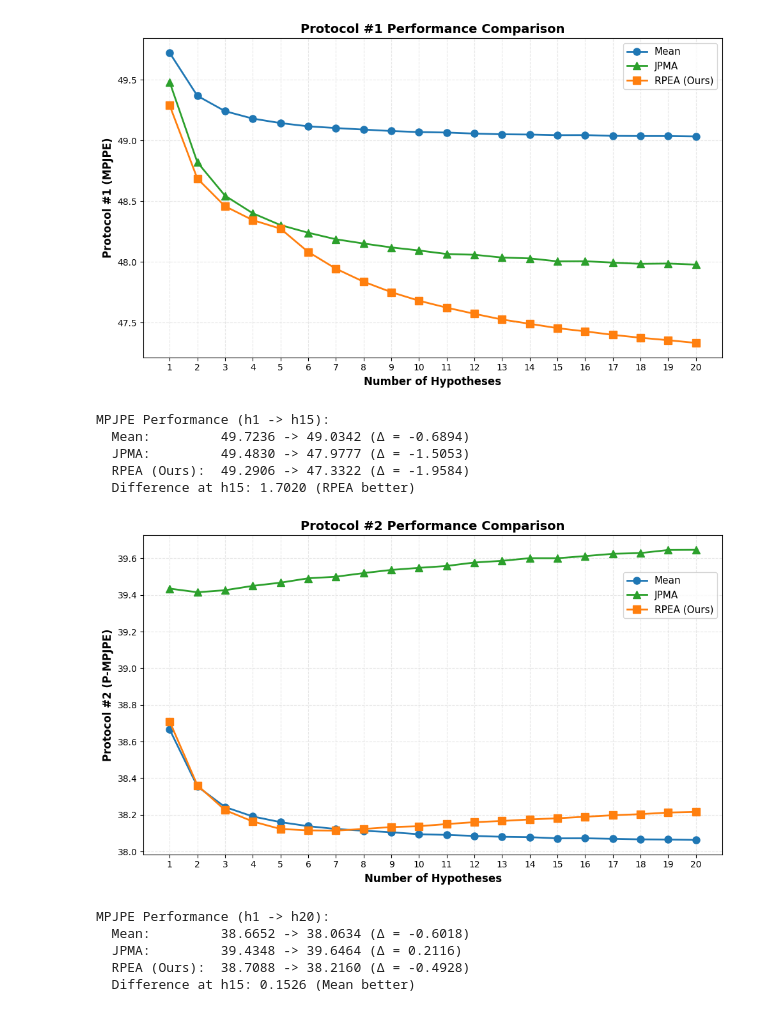
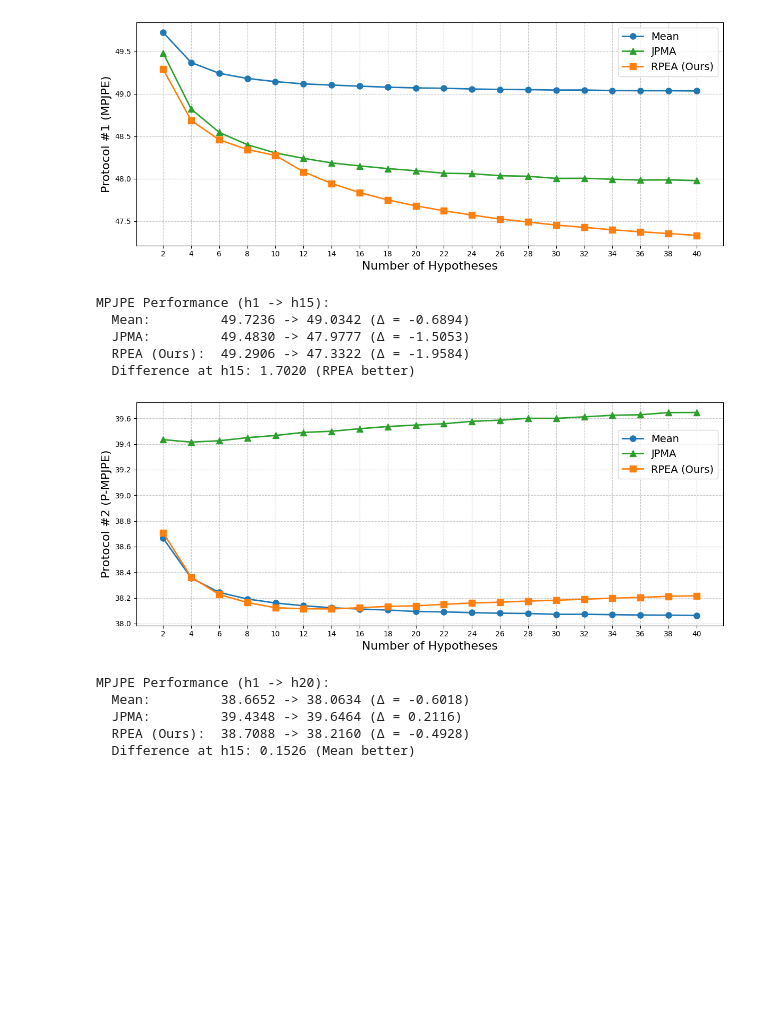
Before and after one commit to AdaptiveMotorControlLab/FMPose3D, a Jupyter notebook: projects/FMPose/Figures/compare_p1_p2_diff_hypothesis/vis_FlipHAug_Compare_mean_JPMA_RPEA_p1p2.ipynb, the cells around one changed output. Saved outputs shown, nothing was run; the diff lists cells and outputs as text; code cells hidden in the pictures; blank space fills up the shorter version.

```diff
--- a/projects/FMPose/Figures/compare_p1_p2_diff_hypothesis/vis_FlipHAug_Compare_mean_JPMA_RPEA_p1p2.ipynb
+++ b/projects/FMPose/Figures/compare_p1_p2_diff_hypothesis/vis_FlipHAug_Compare_mean_JPMA_RPEA_p1p2.ipynb
@@ -69,44 +69,48 @@ RPEA_aug_s3 = {
     19: {'p1': 47.3544, 'p2': 38.2127},
     20: {'p1': 47.3322, 'p2': 38.2160}
 }
+# %%
+font_size = 16
 # %%
 import matplotlib.pyplot as plt
 import numpy as np
 
 # Extract data - Only first 15 hypotheses, only MPJPE (Protocol #1)
-hypotheses = list(range(1, 21))
-mean_p1 = [mean_aug_s3[i]['p1'] for i in hypotheses]
-rpea_p1 = [RPEA_aug_s3[i]['p1'] for i in hypotheses]
-jpma_p1 = [JPMA_aug_s3[i]['p1'] for i in hypotheses]
+data_keys = list(range(1, 21))  # Keys for extracting data from dictionaries
+hypotheses = list(range(2, 21*2, 2))  # X-axis values (even numbers)
+
+mean_p1 = [mean_aug_s3[i]['p1'] for i in data_keys]
+rpea_p1 = [RPEA_aug_s3[i]['p1'] for i in data_keys]
+jpma_p1 = [JPMA_aug_s3[i]['p1'] for i in data_keys]
 
 # Create single figure for MPJPE
-fig, ax = plt.subplots(1, 1, figsize=(10, 6))
+fig, ax = plt.subplots(1, 1, figsize=(12, 5))
 
 # Plot MPJPE comparison
 ax.plot(hypotheses, mean_p1, marker='o', linewidth=2, markersize=8, label='Mean', color='#1f77b4')
 ax.plot(hypotheses, jpma_p1, marker='^', linewidth=2, markersize=8, label='JPMA', color='#2ca02c')
 ax.plot(hypotheses, rpea_p1, marker='s', linewidth=2, markersize=8, label='RPEA (Ours)', color='#ff7f0e')
 
-ax.set_xlabel('Number of Hypotheses', fontsize=12, fontweight='bold')
-ax.set_ylabel('Protocol #1 (MPJPE)', fontsize=12, fontweight='bold')
-ax.set_title('Protocol #1 Performance Comparison', fontsize=14, fontweight='bold')
+ax.set_xlabel('Number of Hypotheses', fontsize=font_size)
+ax.set_ylabel('Protocol #1 (MPJPE)', fontsize=font_size)
+# ax.set_title('Protocol #1 Performance Comparison', fontsize=14, fontweight='bold')
 
-ax.legend(fontsize=11, loc='upper right')
-ax.grid(True, alpha=0.3, linestyle='--')
+ax.legend(fontsize=font_size-2, loc='upper right')
+ax.grid(True, alpha=0.7, linestyle='--')
 ax.set_xticks(hypotheses)
 
 plt.tight_layout()
-# plt.savefig('images/mpjpe_comparison_mean_JPMA_RPEA_p1_aug.png', dpi=300, bbox_inches='tight')
+plt.savefig('images/mpjpe_comparison_mean_JPMA_RPEA_p1_flipaug.png', dpi=300, bbox_inches='tight')
 plt.show()
 
 # Print statistics
 print(f"MPJPE Performance (h1 -> h15):")
 print(f"  Mean:         {mean_p1[0]:.4f} -> {mean_p1[-1]:.4f} (Δ = {mean_p1[-1] - mean_p1[0]:.4f})")
 print(f"  JPMA:         {jpma_p1[0]:.4f} -> {jpma_p1[-1]:.4f} (Δ = {jpma_p1[-1] - jpma_p1[0]:.4f})")
 print(f"  RPEA (Ours):  {rpea_p1[0]:.4f} -> {rpea_p1[-1]:.4f} (Δ = {rpea_p1[-1] - rpea_p1[0]:.4f})")
 print(f"  Difference at h15: {abs(rpea_p1[-1] - mean_p1[-1]):.4f} ({'RPEA better' if rpea_p1[-1] < mean_p1[-1] else 'Mean better'})")
 # %% [output]
-[figure, old version]
+[figure, new version]
 MPJPE Performance (h1 -> h15):
   Mean:         49.7236 -> 49.0342 (Δ = -0.6894)
   JPMA:         49.4830 -> 47.9777 (Δ = -1.5053)
@@ -117,29 +121,30 @@ import matplotlib.pyplot as plt
 import numpy as np
 
 # Extract data - Only first 15 hypotheses, only MPJPE (Protocol #1)
-hypotheses = list(range(1, 21))
-mean_p1 = [mean_aug_s3[i]['p2'] for i in hypotheses]
-rpea_p1 = [RPEA_aug_s3[i]['p2'] for i in hypotheses]
-jpma_p1 = [JPMA_aug_s3[i]['p2'] for i in hypotheses]
+data_keys = list(range(1, 21))  # Keys for extracting data from dictionaries
+hypotheses = list(range(2, 21*2, 2))  # X-axis values (even numbers)
+mean_p1 = [mean_aug_s3[i]['p2'] for i in data_keys]
+rpea_p1 = [RPEA_aug_s3[i]['p2'] for i in data_keys]
+jpma_p1 = [JPMA_aug_s3[i]['p2'] for i in data_keys]
 
 # Create single figure for MPJPE
-fig, ax = plt.subplots(1, 1, figsize=(10, 6))
+fig, ax = plt.subplots(1, 1, figsize=(12, 5))
 
 # Plot MPJPE comparison
 ax.plot(hypotheses, mean_p1, marker='o', linewidth=2, markersize=8, label='Mean', color='#1f77b4')
 ax.plot(hypotheses, jpma_p1, marker='^', linewidth=2, markersize=8, label='JPMA', color='#2ca02c')
 ax.plot(hypotheses, rpea_p1, marker='s', linewidth=2, markersize=8, label='RPEA (Ours)', color='#ff7f0e')
 
-ax.set_xlabel('Number of Hypotheses', fontsize=12, fontweight='bold')
-ax.set_ylabel('Protocol #2 (P-MPJPE)', fontsize=12, fontweight='bold')
-ax.set_title('Protocol #2 Performance Comparison', fontsize=14, fontweight='bold')
+ax.set_xlabel('Number of Hypotheses', fontsize=font_size)
+ax.set_ylabel('Protocol #2 (P-MPJPE)', fontsize=font_size)
+# ax.set_title('Protocol #2 Performance Comparison', fontsize=14, fontweight='bold')
 
-ax.legend(fontsize=11, loc='upper right', bbox_to_anchor=(1.0, 0.9))
-ax.grid(True, alpha=0.3, linestyle='--')
+ax.legend(fontsize=font_size-2, loc='upper right', bbox_to_anchor=(1.0, 0.9))
+ax.grid(True, alpha=0.7, linestyle='--')
 ax.set_xticks(hypotheses)
 
 plt.tight_layout()
-# plt.savefig('images/mpjpe_comparison_mean_JPMA_RPEA_p2_aug.png', dpi=300, bbox_inches='tight')
+plt.savefig('images/mpjpe_comparison_mean_JPMA_RPEA_p2_flipaug.png', dpi=300, bbox_inches='tight')
 plt.show()
 
 # Print statistics
@@ -149,7 +154,7 @@ print(f"  JPMA:         {jpma_p1[0]:.4f} -> {jpma_p1[-1]:.4f} (Δ = {jpma_p1[-1]
 print(f"  RPEA (Ours):  {rpea_p1[0]:.4f} -> {rpea_p1[-1]:.4f} (Δ = {rpea_p1[-1] - rpea_p1[0]:.4f})")
 print(f"  Difference at h15: {abs(rpea_p1[-1] - mean_p1[-1]):.4f} ({'RPEA better' if rpea_p1[-1] < mean_p1[-1] else 'Mean better'})")
 # %% [output]
-[figure, old version]
+[figure, new version]
 MPJPE Performance (h1 -> h20):
   Mean:         38.6652 -> 38.0634 (Δ = -0.6018)
   JPMA:         39.4348 -> 39.6464 (Δ = 0.2116)
```
Also changed, not shown: parts of 1 cell of this notebook.
